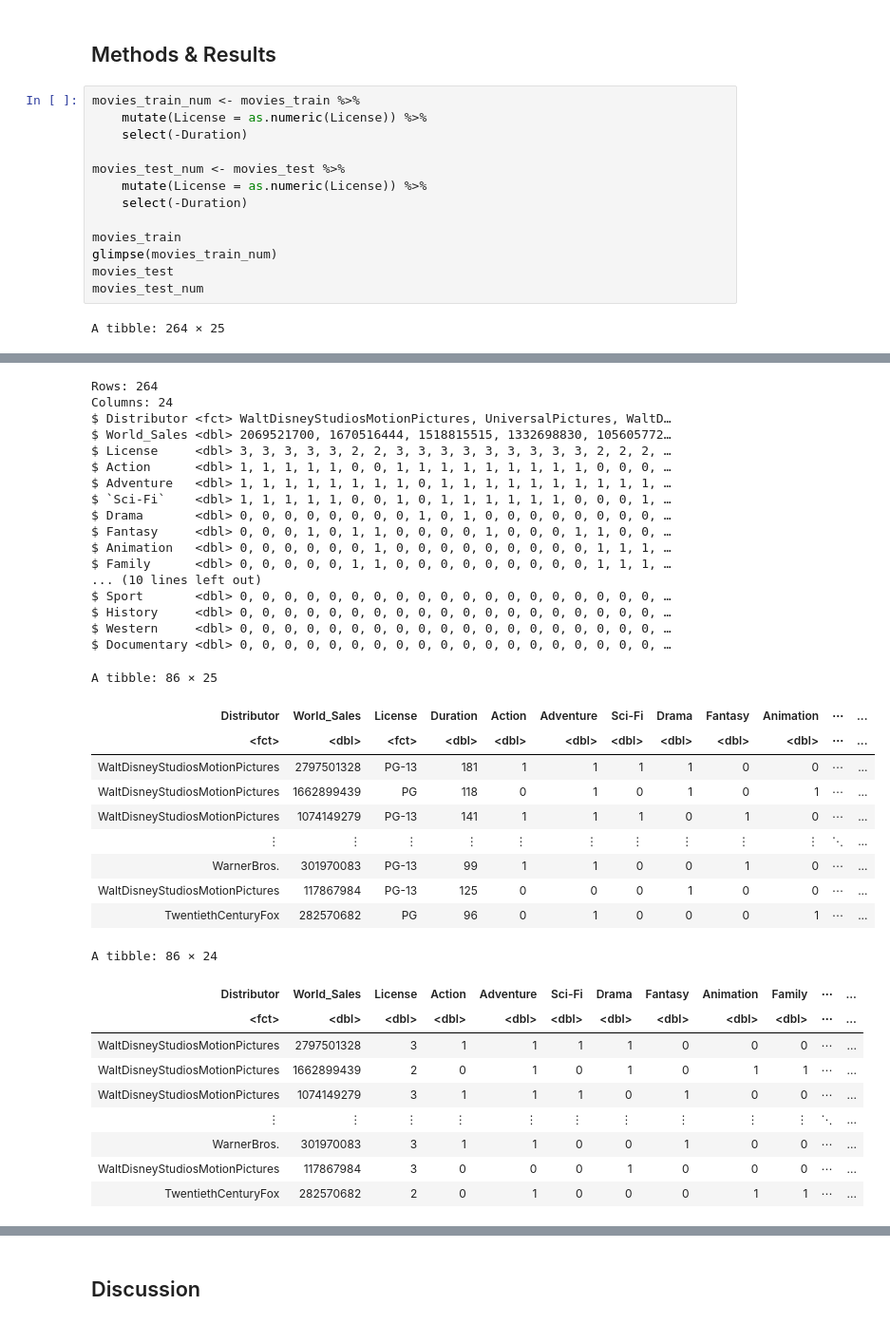
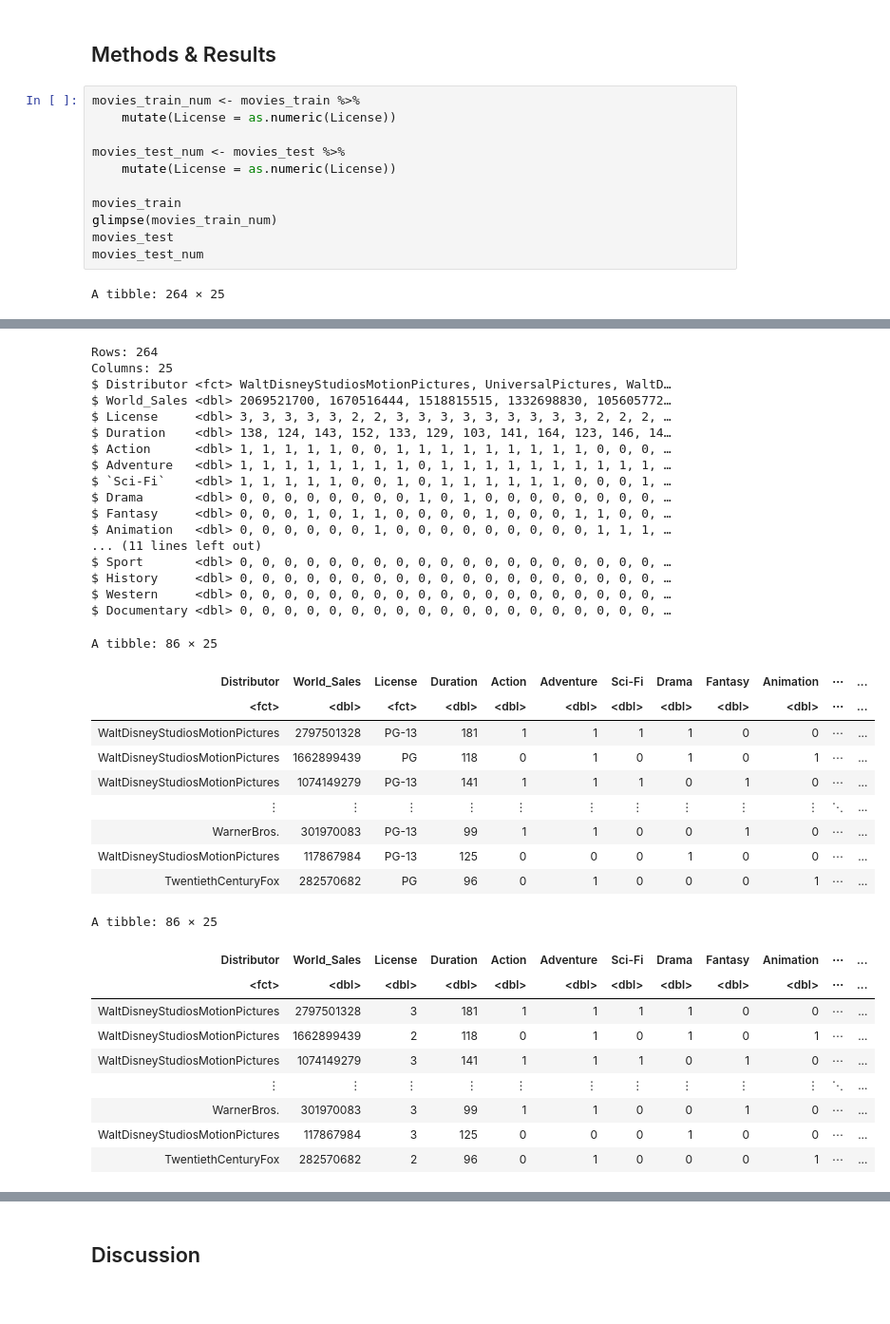
Before and after one commit to starsurfer87/DSCI100-Group-Project, a Jupyter notebook: thedreadedassignment.ipynb, the cells around one changed output, grey strips where cells are left out. Shown at 95% size. Saved outputs shown, nothing was run; the diff lists cells and outputs as text.

```diff
--- a/thedreadedassignment.ipynb
+++ b/thedreadedassignment.ipynb
@@ -355,12 +355,10 @@ avg_sales_by_genre_plot
 ## Methods & Results
 # %%
 movies_train_num <- movies_train %>%
-    mutate(License = as.numeric(License)) %>%
-    select(-Duration)
+    mutate(License = as.numeric(License))
 
 movies_test_num <- movies_test %>%
-    mutate(License = as.numeric(License)) %>%
-    select(-Duration)
+    mutate(License = as.numeric(License))
 
 movies_train
 glimpse(movies_train_num)
@@ -374,44 +372,44 @@ A tibble: 264 × 25
 | UniversalPictures | 1670516444 | PG-13 | 124 | 1 | 1 | 1 | 0 | 0 | 0 | ⋯ | ... |
 | WaltDisneyStudiosMotionPictures | 1518815515 | PG-13 | 143 | 1 | 1 | 1 | 0 | 0 | 0 | ⋯ | ... |
 | ⋮ | ⋮ | ⋮ | ⋮ | ⋮ | ⋮ | ⋮ | ⋮ | ⋮ | ⋮ | ⋱ | ... |
 | UniversalPictures | 215863606 | R | 115 | 0 | 0 | 0 | 0 | 0 | 0 | ⋯ | ... |
 | SonyPicturesEntertainment(SPE) | 204594016 | PG-13 | 133 | 0 | 0 | 0 | 1 | 0 | 0 | ⋯ | ... |
 | SonyPicturesEntertainment(SPE) | 169852759 | PG | 102 | 0 | 0 | 0 | 0 | 1 | 0 | ⋯ | ... |
 Rows: 264
-Columns: 24
+Columns: 25
 $ Distributor <fct> WaltDisneyStudiosMotionPictures, UniversalPictures, WaltD…
 $ World_Sales <dbl> 2069521700, 1670516444, 1518815515, 1332698830, 105605772…
 $ License     <dbl> 3, 3, 3, 3, 3, 2, 2, 3, 3, 3, 3, 3, 3, 3, 3, 3, 2, 2, 2, …
+$ Duration    <dbl> 138, 124, 143, 152, 133, 129, 103, 141, 164, 123, 146, 14…
 $ Action      <dbl> 1, 1, 1, 1, 1, 0, 0, 1, 1, 1, 1, 1, 1, 1, 1, 1, 0, 0, 0, …
 $ Adventure   <dbl> 1, 1, 1, 1, 1, 1, 1, 1, 0, 1, 1, 1, 1, 1, 1, 1, 1, 1, 1, …
 $ `Sci-Fi`    <dbl> 1, 1, 1, 1, 1, 0, 0, 1, 0, 1, 1, 1, 1, 1, 1, 0, 0, 0, 1, …
 $ Drama       <dbl> 0, 0, 0, 0, 0, 0, 0, 0, 1, 0, 1, 0, 0, 0, 0, 0, 0, 0, 0, …
 $ Fantasy     <dbl> 0, 0, 0, 1, 0, 1, 1, 0, 0, 0, 0, 1, 0, 0, 0, 1, 1, 0, 0, …
 $ Animation   <dbl> 0, 0, 0, 0, 0, 0, 1, 0, 0, 0, 0, 0, 0, 0, 0, 0, 1, 1, 1, …
-$ Family      <dbl> 0, 0, 0, 0, 0, 1, 1, 0, 0, 0, 0, 0, 0, 0, 0, 0, 1, 1, 1, …
-... (10 lines left out)
+... (11 lines left out)
 $ Sport       <dbl> 0, 0, 0, 0, 0, 0, 0, 0, 0, 0, 0, 0, 0, 0, 0, 0, 0, 0, 0, …
 $ History     <dbl> 0, 0, 0, 0, 0, 0, 0, 0, 0, 0, 0, 0, 0, 0, 0, 0, 0, 0, 0, …
 $ Western     <dbl> 0, 0, 0, 0, 0, 0, 0, 0, 0, 0, 0, 0, 0, 0, 0, 0, 0, 0, 0, …
 $ Documentary <dbl> 0, 0, 0, 0, 0, 0, 0, 0, 0, 0, 0, 0, 0, 0, 0, 0, 0, 0, 0, …
 A tibble: 86 × 25
 | Distributor | World_Sales | License | Duration | Action | Adventure | Sci-Fi | Drama | Fantasy | Animation | ⋯ | ... |
 | <fct> | <dbl> | <fct> | <dbl> | <dbl> | <dbl> | <dbl> | <dbl> | <dbl> | <dbl> | ⋯ | ... |
 | WaltDisneyStudiosMotionPictures | 2797501328 | PG-13 | 181 | 1 | 1 | 1 | 1 | 0 | 0 | ⋯ | ... |
 | WaltDisneyStudiosMotionPictures | 1662899439 | PG | 118 | 0 | 1 | 0 | 1 | 0 | 1 | ⋯ | ... |
 | WaltDisneyStudiosMotionPictures | 1074149279 | PG-13 | 141 | 1 | 1 | 1 | 0 | 1 | 0 | ⋯ | ... |
 | ⋮ | ⋮ | ⋮ | ⋮ | ⋮ | ⋮ | ⋮ | ⋮ | ⋮ | ⋮ | ⋱ | ... |
 | WarnerBros. | 301970083 | PG-13 | 99 | 1 | 1 | 0 | 0 | 1 | 0 | ⋯ | ... |
 | WaltDisneyStudiosMotionPictures | 117867984 | PG-13 | 125 | 0 | 0 | 0 | 1 | 0 | 0 | ⋯ | ... |
 | TwentiethCenturyFox | 282570682 | PG | 96 | 0 | 1 | 0 | 0 | 0 | 1 | ⋯ | ... |
-A tibble: 86 × 24
+A tibble: 86 × 25
-| Distributor | World_Sales | License | Action | Adventure | Sci-Fi | Drama | Fantasy | Animation | Family | ⋯ | ... |
+| Distributor | World_Sales | License | Duration | Action | Adventure | Sci-Fi | Drama | Fantasy | Animation | ⋯ | ... |
 | <fct> | <dbl> | <dbl> | <dbl> | <dbl> | <dbl> | <dbl> | <dbl> | <dbl> | <dbl> | ⋯ | ... |
-| WaltDisneyStudiosMotionPictures | 2797501328 | 3 | 1 | 1 | 1 | 1 | 0 | 0 | 0 | ⋯ | ... |
-| WaltDisneyStudiosMotionPictures | 1662899439 | 2 | 0 | 1 | 0 | 1 | 0 | 1 | 1 | ⋯ | ... |
-| WaltDisneyStudiosMotionPictures | 1074149279 | 3 | 1 | 1 | 1 | 0 | 1 | 0 | 0 | ⋯ | ... |
+| WaltDisneyStudiosMotionPictures | 2797501328 | 3 | 181 | 1 | 1 | 1 | 1 | 0 | 0 | ⋯ | ... |
+| WaltDisneyStudiosMotionPictures | 1662899439 | 2 | 118 | 0 | 1 | 0 | 1 | 0 | 1 | ⋯ | ... |
+| WaltDisneyStudiosMotionPictures | 1074149279 | 3 | 141 | 1 | 1 | 1 | 0 | 1 | 0 | ⋯ | ... |
 | ⋮ | ⋮ | ⋮ | ⋮ | ⋮ | ⋮ | ⋮ | ⋮ | ⋮ | ⋮ | ⋱ | ... |
-| WarnerBros. | 301970083 | 3 | 1 | 1 | 0 | 0 | 1 | 0 | 0 | ⋯ | ... |
-| WaltDisneyStudiosMotionPictures | 117867984 | 3 | 0 | 0 | 0 | 1 | 0 | 0 | 0 | ⋯ | ... |
-| TwentiethCenturyFox | 282570682 | 2 | 0 | 1 | 0 | 0 | 0 | 1 | 1 | ⋯ | ... |
+| WarnerBros. | 301970083 | 3 | 99 | 1 | 1 | 0 | 0 | 1 | 0 | ⋯ | ... |
+| WaltDisneyStudiosMotionPictures | 117867984 | 3 | 125 | 0 | 0 | 0 | 1 | 0 | 0 | ⋯ | ... |
+| TwentiethCenturyFox | 282570682 | 2 | 96 | 0 | 1 | 0 | 0 | 0 | 1 | ⋯ | ... |
 # %% [markdown]
```
Also changed, not shown: parts of 5 cells of this notebook.
